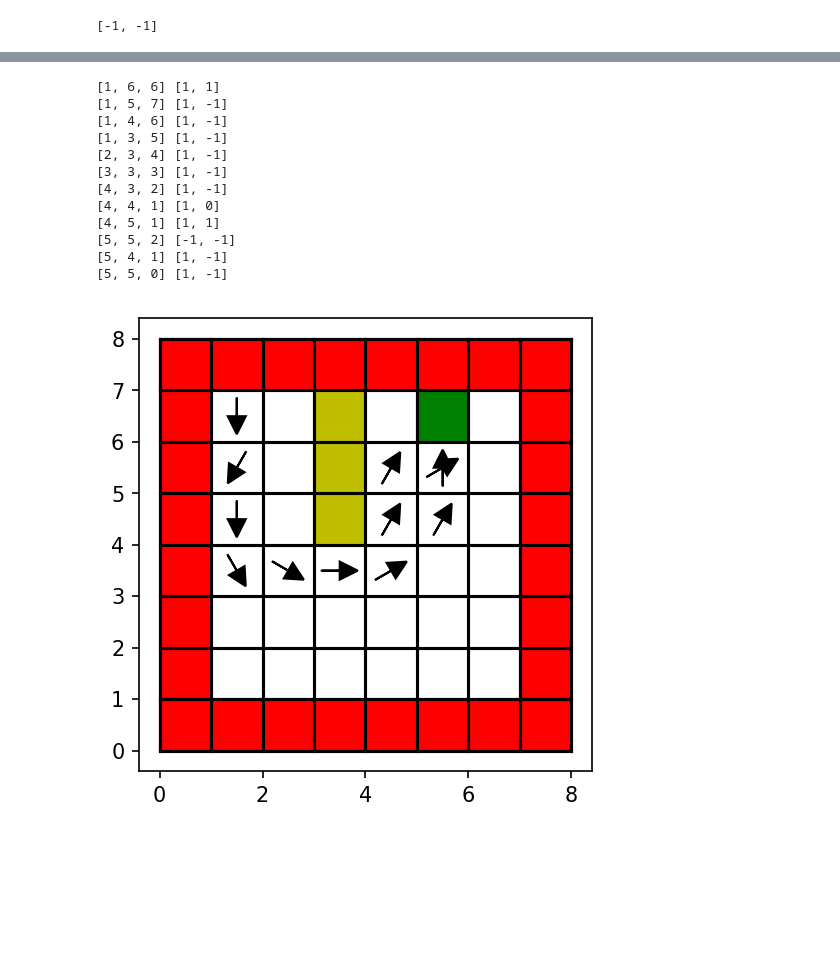
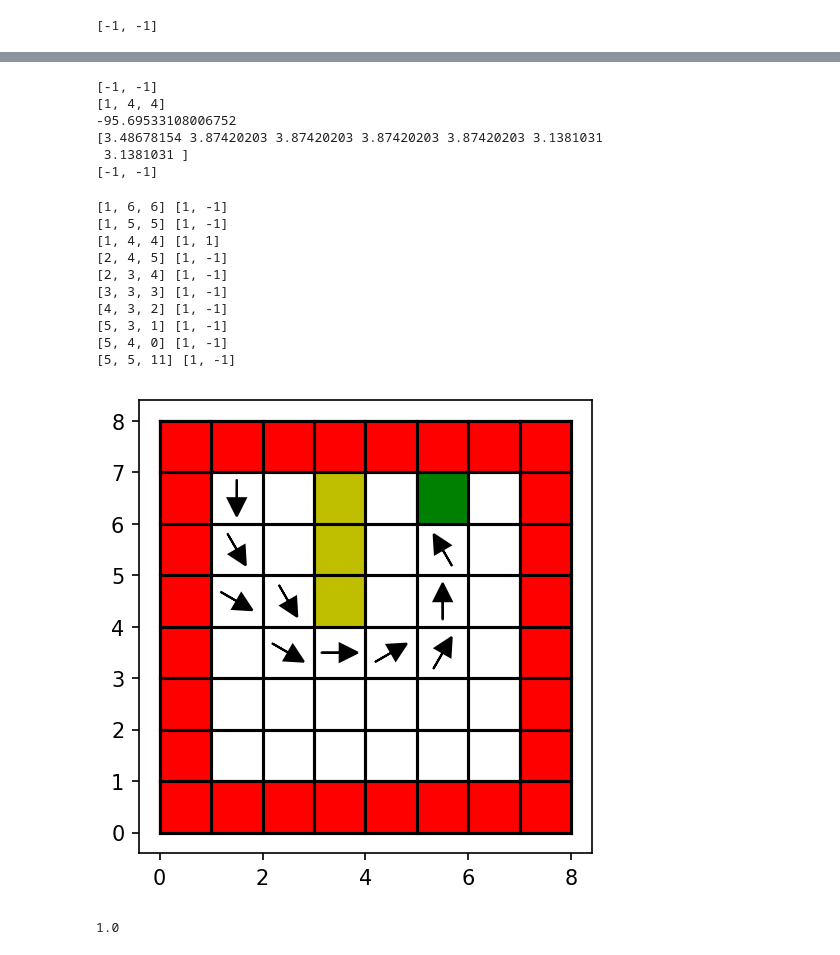
Before and after one commit to samer1248/ECE209AS-Lab1, a Jupyter notebook: project1.ipynb, the cells around one changed output, grey strips where cells are left out. Drawn from its saved outputs; the diff is of its cells as text; code cells hidden in the pictures; blank space fills up the shorter version.

```diff
--- a/project1.ipynb
+++ b/project1.ipynb
@@ -336,17 +322,19 @@ R = calc_reward_matrix()
 horizon = 100
 def run_plot_policy(Pi,s0,pe):
     plot_grid()
+    traj = [s0]
     si = state_to_index(s0)
     for i in range(horizon):
 #         print(i,si)
         ai = Pi[si]
         a = index_to_action(ai)
         s = index_to_state(si)
-#         traj.append(s)
+
         print(s,a)
         if a[0]!=0:
             plot_arrow(s[0],s[1],s[2])
         sd = move(pe,s,a)
+        traj.append(sd)
 #         print(s,sd)
         si = int(state_to_index(sd))
 
@@ -354,7 +342,7 @@ def run_plot_policy(Pi,s0,pe):
         if sd[0] == goal[0] and sd[1] == goal[1]:
             break
     plt.show()
-    return
+    return traj
 
 traj3c = run_plot_policy(pi0,[1,6,6],0)
 # %% [output]
@@ -367,0 +358,7 @@ traj3c = run_plot_policy(pi0,[1,6,6],0)
+# %%
+def calc_val_traj(traj):
+    r = 0
+    for s in traj:
+        r += R[state_to_index(s)]
+    return r
+print(calc_val_traj(traj3c))
@@ -375,8 +378,11 @@ P_pi0 = calc_P_Pi(P,pi0)
 # %%
 def eval_policy(P,R,P_Pi,lb):
-    V = np.copy(R)
+    V = np.zeros_like(R)
     for itr in range(500):
+        V_prev = np.copy(V)
         V = R + lb * P_Pi@V
+        if (np.linalg.norm(V-V_prev))<1e-5:
+            break
     return V
 lb = 0.9
 V = eval_policy(P,R,P_pi0,lb)
@@ -427,26 +433,48 @@ Pi  = get_Pi_from_V(V,P)
 # pi1  = run_policy_iteration(P,pi0)
 # %%
 def run_policy_iteration(P,pi):
-    for i in range(1):
+    pi = pi0
+    for i in range(100):
+        pi_prev = np.copy(pi)
         P_pi = calc_P_Pi(P,pi)
         V = eval_policy(P,R,P_pi,lb)
         pi = get_Pi_from_V(V,P)
+        if np.all(pi==pi_prev):
+            break
     return pi,V
 # pir = np.random.randint(0,len(action_space),(len(state_space),))
 Pi_star, V_star  = run_policy_iteration(P,pi0)
+# %%
+ix = state_to_index([1,3,5])
+P_pi_star = calc_P_Pi(P,Pi_star)
+# print(index_to_state(np.argmax(P_pi_star[ix])))
+print(index_to_action(Pi_star[ix]))
+
+print(index_to_state(np.argmax(P[ix,action_to_index([-1,-1]),:])))
+Vp = P@(R+lb*V_star)
+print(V_star[state_to_index([0,3,4])])
+print(Vp[ix,:])
+print(index_to_action(np.argmax(Vp[ix,:])))
+# %% [output]
+[-1, -1]
+[1, 4, 4]
+-95.69533108006752
+[3.48678154 3.87420203 3.87420203 3.87420203 3.87420203 3.1381031
+ 3.1381031 ]
+[-1, -1]
 # %%
-traj3c = run_plot_policy(Pi_star,[1,6,6],0)
+traj_star = run_plot_policy(Pi_star,[1,6,6],0)
+print(calc_val_traj(traj_star))
 # %% [output]
-[1, 6, 6] [1, 1]
-[1, 5, 7] [1, -1]
-[1, 4, 6] [1, -1]
-[1, 3, 5] [1, -1]
+[1, 6, 6] [1, -1]
+[1, 5, 5] [1, -1]
+[1, 4, 4] [1, 1]
+[2, 4, 5] [1, -1]
 [2, 3, 4] [1, -1]
 [3, 3, 3] [1, -1]
 [4, 3, 2] [1, -1]
-[4, 4, 1] [1, 0]
-[4, 5, 1] [1, 1]
-[5, 5, 2] [-1, -1]
-[5, 4, 1] [1, -1]
-[5, 5, 0] [1, -1]
+[5, 3, 1] [1, -1]
+[5, 4, 0] [1, -1]
+[5, 5, 11] [1, -1]
-[figure, old version]
+[figure, new version]
+1.0
```
Also changed, not shown: parts of 11 cells of this notebook.
